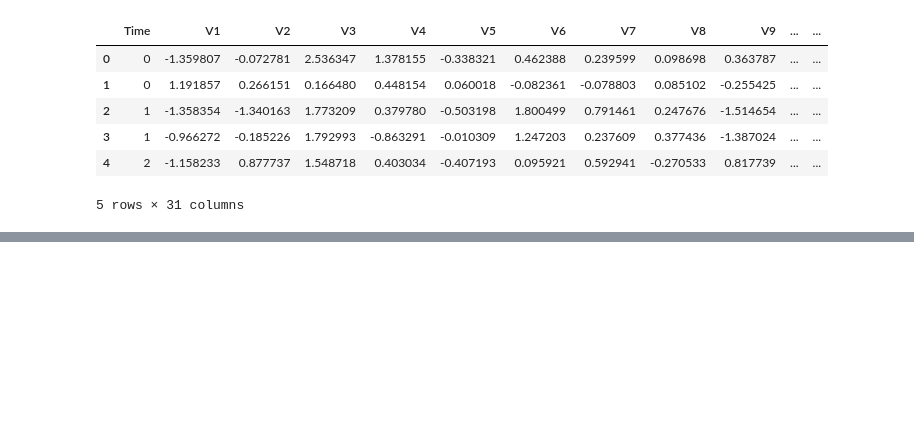
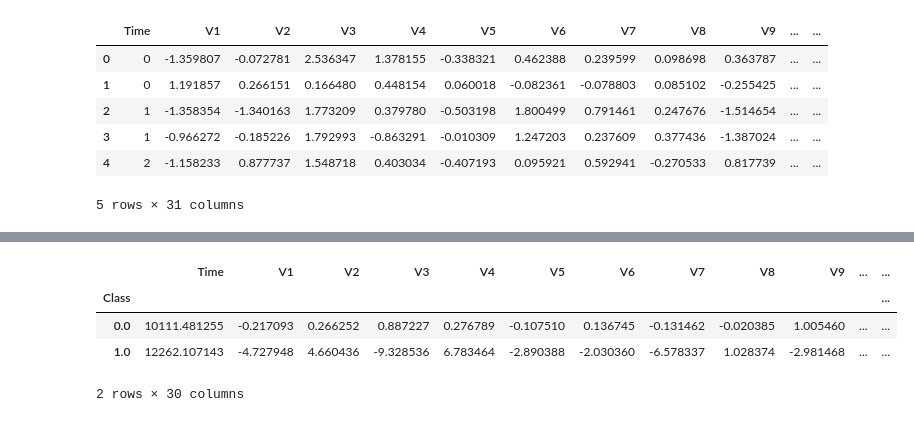
Before and after one commit to Aditi-Dobriyal/Creditcard1, a Jupyter notebook: creditcard_frauddetection.ipynb, the cells around one changed output, grey strips where cells are left out. Cells and saved outputs as stored; diff of their text form; code cells hidden in the pictures; blank space fills up the shorter version.

```diff
--- a/creditcard_frauddetection.ipynb
+++ b/creditcard_frauddetection.ipynb
@@ -60,0 +91,8 @@ fraud=data[data.Class==1]
+# %%
+data.groupby('Class').mean()
+# %% [output]
+|  | Time | V1 | V2 | V3 | V4 | V5 | V6 | V7 | V8 | V9 | ... | ... |
+| Class |  |  |  |  |  |  |  |  |  |  |  | ... |
+| 0.0 | 10111.481255 | -0.217093 | 0.266252 | 0.887227 | 0.276789 | -0.107510 | 0.136745 | -0.131462 | -0.020385 | 1.005460 | ... | ... |
+| 1.0 | 12262.107143 | -4.727948 | 4.660436 | -9.328536 | 6.783464 | -2.890388 | -2.030360 | -6.578337 | 1.028374 | -2.981468 | ... | ... |
+2 rows × 30 columns
```
Also changed, not shown: parts of 11 cells of this notebook.
